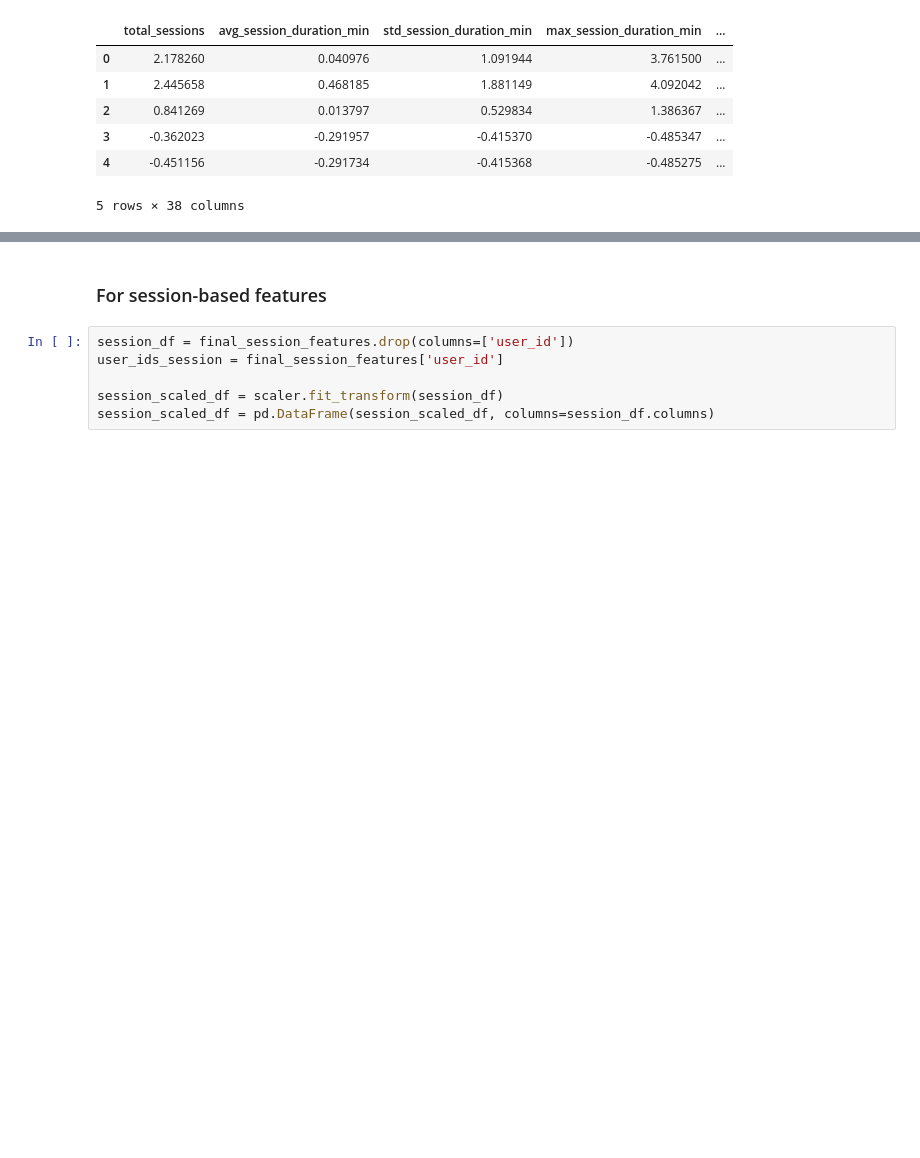
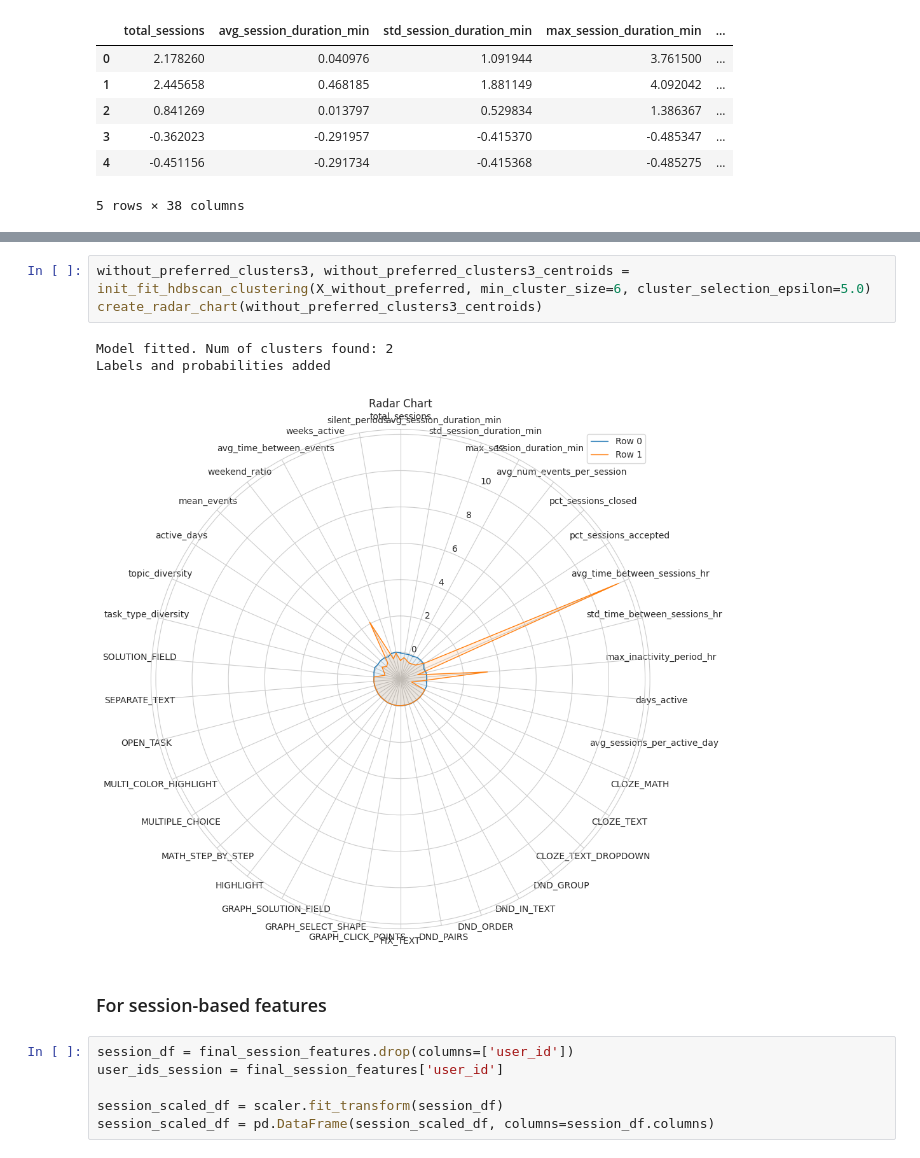
Before and after one commit to linou12/DataWhisperers, a Jupyter notebook: m4_DataWhisperers.ipynb, the cells around one changed output, grey strips where cells are left out. Saved outputs shown, nothing was run; the diff lists cells and outputs as text; blank space fills up the shorter version.

```diff
--- a/m4_DataWhisperers.ipynb
+++ b/m4_DataWhisperers.ipynb
@@ -1217,3 +1090,10 @@ plot_hyperparameter_tuning_heatmap(score_list, min_cluster_size_list, cluster_se
+# %%
+without_preferred_clusters3, without_preferred_clusters3_centroids = init_fit_hdbscan_clustering(X_without_preferred, min_cluster_size=6, cluster_selection_epsilon=5.0)
+create_radar_chart(without_preferred_clusters3_centroids)
+# %% [output]
+Model fitted. Num of clusters found: 2
+Labels and probabilities added
+[figure, added]
 # %% [markdown]
 ### For session-based features
 # %%
```
Also changed, not shown: parts of 17 cells of this notebook.
